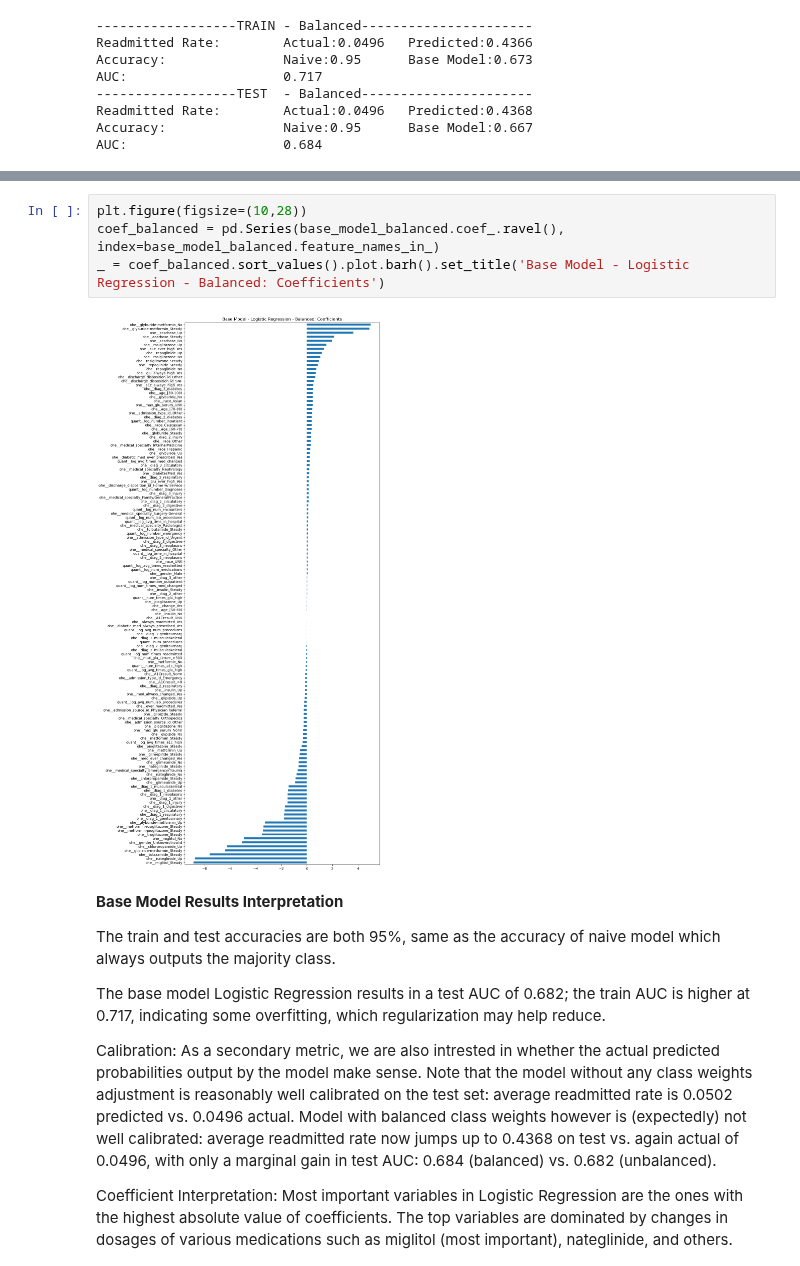
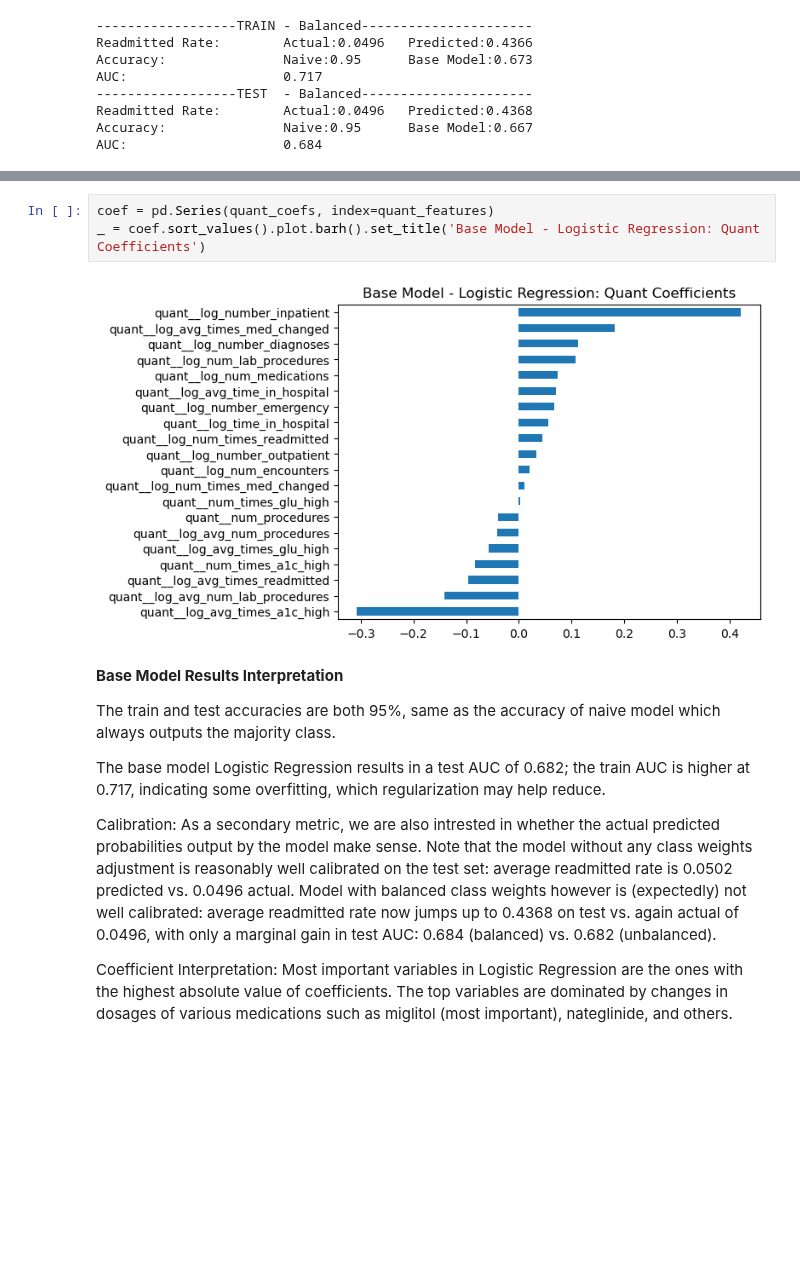
Before and after one commit to stevenworthington/cs109a_final_project, a Jupyter notebook: code/base_model-v2.ipynb, the cells around one changed output, grey strips where cells are left out. Cells and saved outputs as stored; diff of their text form; blank space fills up the shorter version.

```diff
--- a/code/base_model-v2.ipynb
+++ b/code/base_model-v2.ipynb
@@ -170,9 +180,8 @@ _ = coef.sort_values().plot.barh().set_title('Base Model - Logistic Regression:
-# %%
-plt.figure(figsize=(10,28))
-coef_balanced = pd.Series(base_model_balanced.coef_.ravel(), index=base_model_balanced.feature_names_in_)
-_ = coef_balanced.sort_values().plot.barh().set_title('Base Model - Logistic Regression - Balanced: Coefficients')
-# %% [output]
-[figure, removed]
+# %%
+coef = pd.Series(quant_coefs, index=quant_features)
+_ = coef.sort_values().plot.barh().set_title('Base Model - Logistic Regression: Quant Coefficients')
+# %% [output]
+[figure, added]
 # %% [markdown]
 **Base Model Results Interpretation**
 
```
Also changed, not shown: parts of 1 cell of this notebook.
